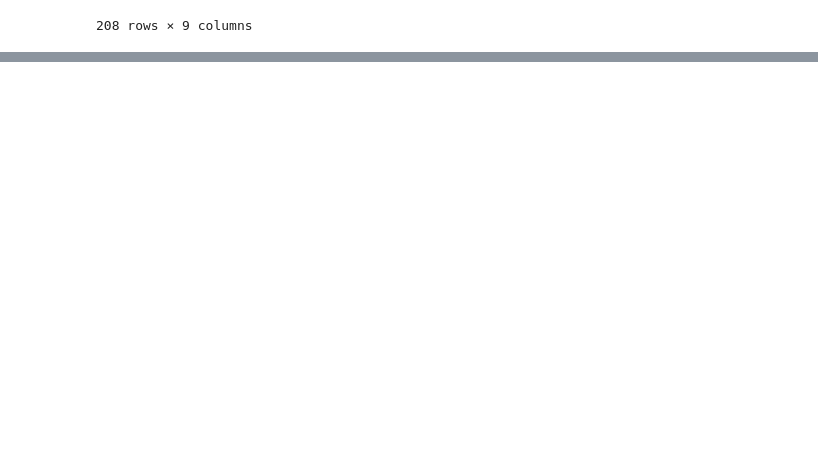
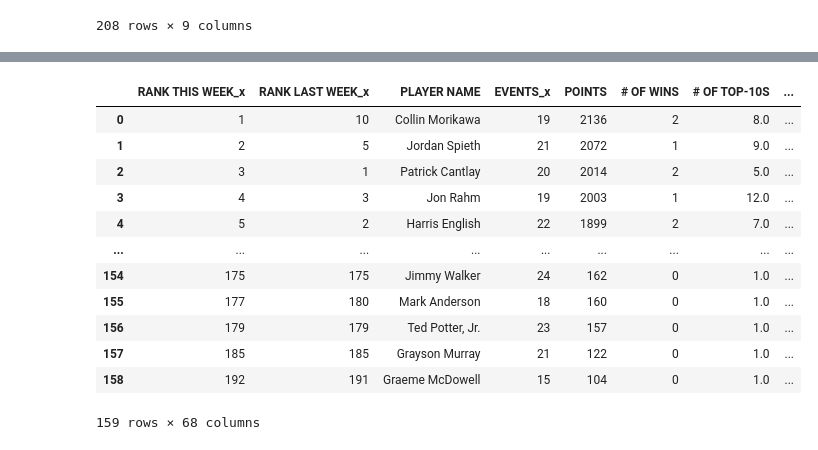
Before and after one commit to asval211/pga_golf_dataset, a Jupyter notebook: notebooks/exploratory/Cameron/Data Scraping.ipynb, the cells around one changed output, grey strips where cells are left out. Saved outputs shown, nothing was run; the diff lists cells and outputs as text; code cells hidden in the pictures; blank space fills up the shorter version.

```diff
--- a/notebooks/exploratory/Cameron/Data Scraping.ipynb
+++ b/notebooks/exploratory/Cameron/Data Scraping.ipynb
@@ -4,8 +4,9 @@ import requests # Request module
 import pandas as pd # Data Wrangling
 import numpy as np # Data Wrangling
 from bs4 import BeautifulSoup #Web sraping module
+pd.set_option('display.max_columns', None)
 # %%
-years = [str(i) for i in range(2021, 2022)]
+year = [str(i) for i in range(2021, 2022)]
 # %%
 html_dfs = pd.read_html("https://www.pgatour.com/stats/stat.02671.{}.html".format(year))
 # %%
@@ -177,0 +194,16 @@ html_dfs9[1]
+# %%
+df
+# %% [output]
+|  | RANK THIS WEEK_x | RANK LAST WEEK_x | PLAYER NAME | EVENTS_x | POINTS | # OF WINS | # OF TOP-10S | ... |
+| 0 | 1 | 10 | Collin Morikawa | 19 | 2136 | 2 | 8.0 | ... |
+| 1 | 2 | 5 | Jordan Spieth | 21 | 2072 | 1 | 9.0 | ... |
+| 2 | 3 | 1 | Patrick Cantlay | 20 | 2014 | 2 | 5.0 | ... |
+| 3 | 4 | 3 | Jon Rahm | 19 | 2003 | 1 | 12.0 | ... |
+| 4 | 5 | 2 | Harris English | 22 | 1899 | 2 | 7.0 | ... |
+| ... | ... | ... | ... | ... | ... | ... | ... | ... |
+| 154 | 175 | 175 | Jimmy Walker | 24 | 162 | 0 | 1.0 | ... |
+| 155 | 177 | 180 | Mark Anderson | 18 | 160 | 0 | 1.0 | ... |
+| 156 | 179 | 179 | Ted Potter, Jr. | 23 | 157 | 0 | 1.0 | ... |
+| 157 | 185 | 185 | Grayson Murray | 21 | 122 | 0 | 1.0 | ... |
+| 158 | 192 | 191 | Graeme McDowell | 15 | 104 | 0 | 1.0 | ... |
+159 rows × 68 columns
```
Also changed, not shown: parts of 14 cells of this notebook, 1 other file.
